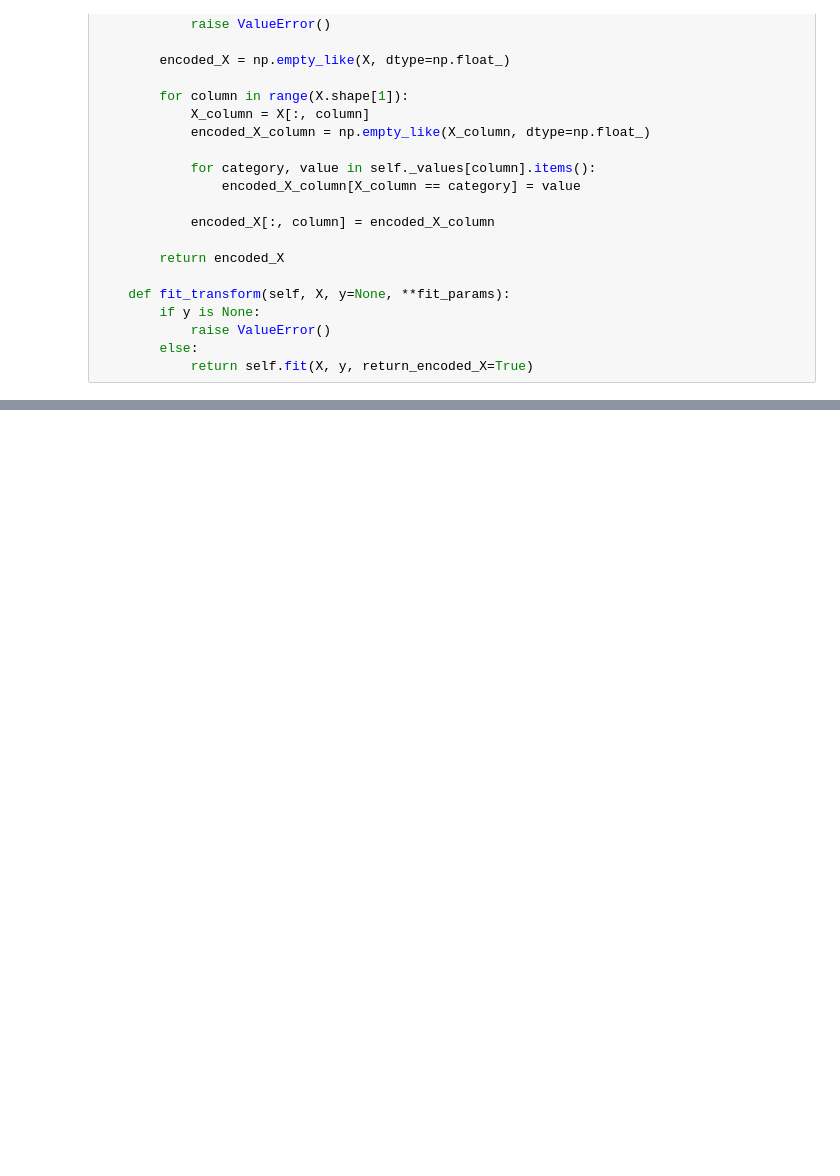
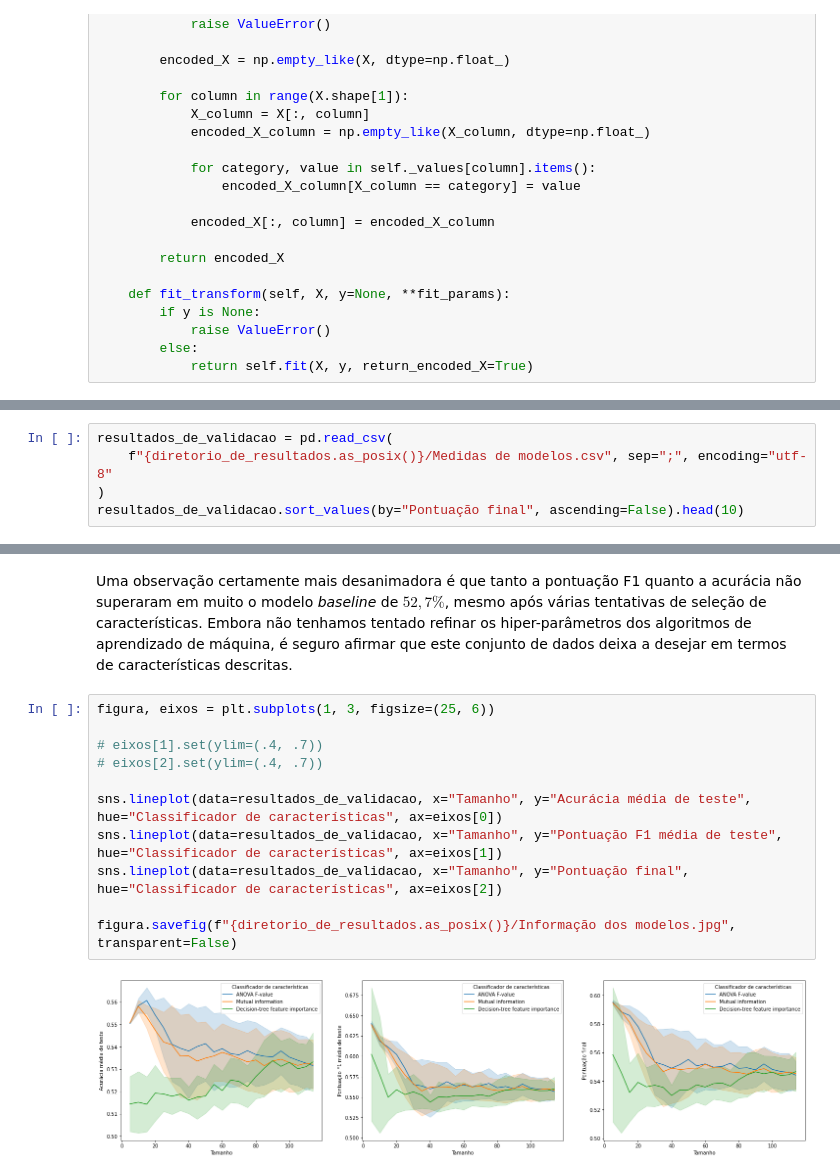
Before and after one commit to ygarasab/data-classification, a Jupyter notebook: código/Processamento.ipynb, the cells around one changed output, grey strips where cells are left out. Cells and saved outputs as stored; diff of their text form; blank space fills up the shorter version.

Commit message:
Parte de pré-processamento e escolha de alguns critérios de modelo feita

```diff
--- a/código/Processamento.ipynb
+++ b/código/Processamento.ipynb
@@ -159,0 +388,5 @@ elm: accuracy 0.5922980849292256, f1 0.635421688277177
+# %%
+resultados_de_validacao = pd.read_csv(
+    f"{diretorio_de_resultados.as_posix()}/Medidas de modelos.csv", sep=";", encoding="utf-8"
+)
+resultados_de_validacao.sort_values(by="Pontuação final", ascending=False).head(10)
@@ -159,0 +421,15 @@ elm: accuracy 0.5922980849292256, f1 0.635421688277177
+# %% [markdown]
+Uma observação certamente mais desanimadora é que tanto a pontuação F1 quanto a acurácia não superaram em muito o modelo _baseline_ de $52,7\%$, mesmo após várias tentativas de seleção de características. Embora não tenhamos tentado refinar os hiper-parâmetros dos algoritmos de aprendizado de máquina, é seguro afirmar que este conjunto de dados deixa a desejar em termos de características descritas.
+# %%
+figura, eixos = plt.subplots(1, 3, figsize=(25, 6))
+
+# eixos[1].set(ylim=(.4, .7))
+# eixos[2].set(ylim=(.4, .7))
+
+sns.lineplot(data=resultados_de_validacao, x="Tamanho", y="Acurácia média de teste", hue="Classificador de características", ax=eixos[0])
+sns.lineplot(data=resultados_de_validacao, x="Tamanho", y="Pontuação F1 média de teste", hue="Classificador de características", ax=eixos[1])
+sns.lineplot(data=resultados_de_validacao, x="Tamanho", y="Pontuação final", hue="Classificador de características", ax=eixos[2])
+
+figura.savefig(f"{diretorio_de_resultados.as_posix()}/Informação dos modelos.jpg", transparent=False)
+# %% [output]
+[figure, added]
```
Also changed, not shown: parts of 79 cells of this notebook, 8 other files.
